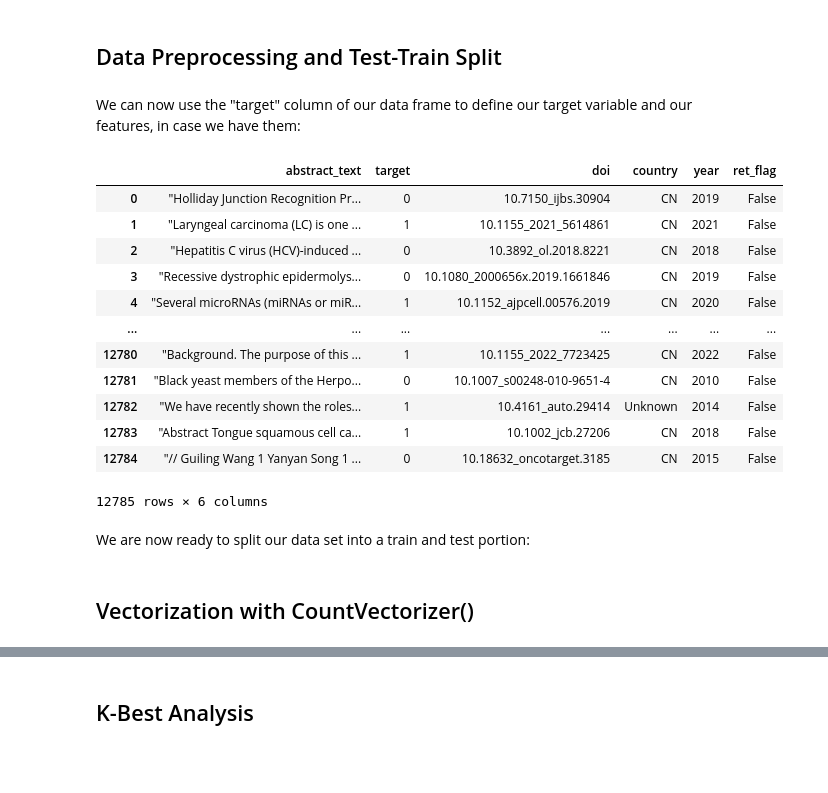
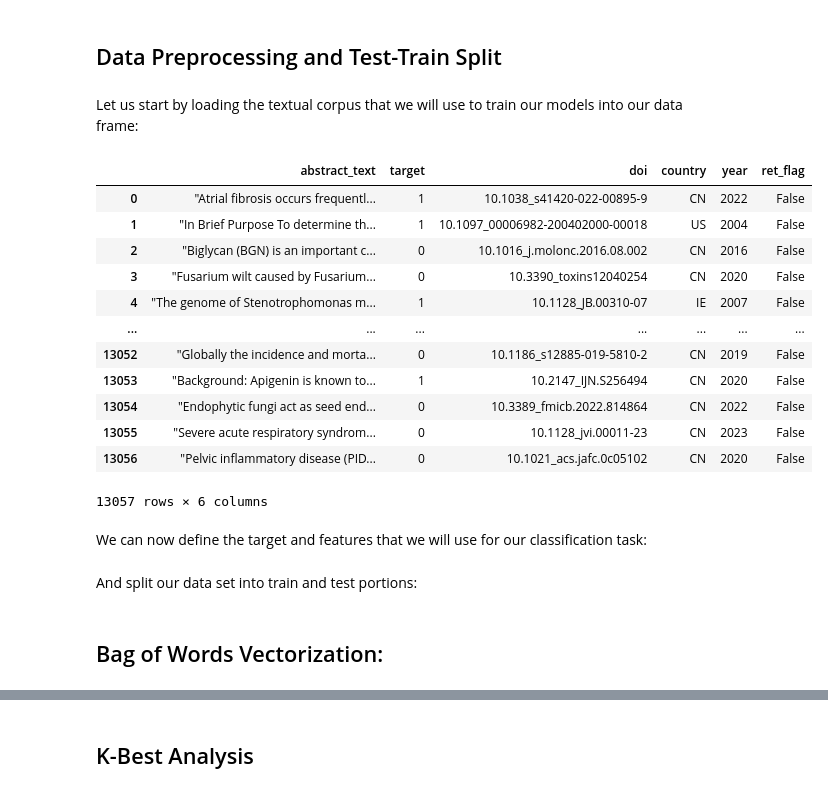
Before and after one commit to pdolano/retraction_project, a Jupyter notebook: 04b_classification_task.ipynb, the cells around one changed output, grey strips where cells are left out. Saved outputs shown, nothing was run; the diff lists cells and outputs as text; code cells hidden in the pictures; blank space fills up the shorter version.

Commit message:
first third of Notebook 4c edited and ready to go

```diff
--- a/04b_classification_task.ipynb
+++ b/04b_classification_task.ipynb
@@ -62,28 +69,30 @@ from function_definitions import seconds_to_hms
 ## Data Preprocessing and Test-Train Split
 # %% [markdown]
 
-We can now use the "target" column of our data frame to define our target variable and our features, in case we have them:
+Let us start by loading the textual corpus that we will use to train our models into our data frame:
 # %%
 
 # Create data frame with all abstracts
 
-df_all_abstracts = pd.read_csv(input_path, encoding='latin-1')
+df_corpus = pd.read_csv(input_path, encoding='latin-1')
 
-# Visualize data frame
+# Visualize data frame for verification
 
-df_all_abstracts
+df_corpus
 # %% [output]
 |  | abstract_text | target | doi | country | year | ret_flag |
-| 0 | "Holliday Junction Recognition Pr... | 0 | 10.7150_ijbs.30904 | CN | 2019 | False |
-| 1 | "Laryngeal carcinoma (LC) is one ... | 1 | 10.1155_2021_5614861 | CN | 2021 | False |
-| 2 | "Hepatitis C virus (HCV)-induced ... | 0 | 10.3892_ol.2018.8221 | CN | 2018 | False |
-| 3 | "Recessive dystrophic epidermolys... | 0 | 10.1080_2000656x.2019.1661846 | CN | 2019 | False |
-| 4 | "Several microRNAs (miRNAs or miR... | 1 | 10.1152_ajpcell.00576.2019 | CN | 2020 | False |
+| 0 | "Atrial fibrosis occurs frequentl... | 1 | 10.1038_s41420-022-00895-9 | CN | 2022 | False |
+| 1 | "In Brief Purpose To determine th... | 1 | 10.1097_00006982-200402000-00018 | US | 2004 | False |
+| 2 | "Biglycan (BGN) is an important c... | 0 | 10.1016_j.molonc.2016.08.002 | CN | 2016 | False |
+| 3 | "Fusarium wilt caused by Fusarium... | 0 | 10.3390_toxins12040254 | CN | 2020 | False |
+| 4 | "The genome of Stenotrophomonas m... | 1 | 10.1128_JB.00310-07 | IE | 2007 | False |
 | ... | ... | ... | ... | ... | ... | ... |
-| 12780 | "Background. The purpose of this ... | 1 | 10.1155_2022_7723425 | CN | 2022 | False |
-| 12781 | "Black yeast members of the Herpo... | 0 | 10.1007_s00248-010-9651-4 | CN | 2010 | False |
-| 12782 | "We have recently shown the roles... | 1 | 10.4161_auto.29414 | Unknown | 2014 | False |
-| 12783 | "Abstract Tongue squamous cell ca... | 1 | 10.1002_jcb.27206 | CN | 2018 | False |
-| 12784 | "// Guiling Wang 1 Yanyan Song 1 ... | 0 | 10.18632_oncotarget.3185 | CN | 2015 | False |
+| 13052 | "Globally the incidence and morta... | 0 | 10.1186_s12885-019-5810-2 | CN | 2019 | False |
+| 13053 | "Background: Apigenin is known to... | 1 | 10.2147_IJN.S256494 | CN | 2020 | False |
+| 13054 | "Endophytic fungi act as seed end... | 0 | 10.3389_fmicb.2022.814864 | CN | 2022 | False |
+| 13055 | "Severe acute respiratory syndrom... | 0 | 10.1128_jvi.00011-23 | CN | 2023 | False |
+| 13056 | "Pelvic inflammatory disease (PID... | 0 | 10.1021_acs.jafc.0c05102 | CN | 2020 | False |
-12785 rows × 6 columns
+13057 rows × 6 columns
+# %% [markdown]
+We can now define the target and features that we will use for our classification task:
 # %%
@@ -94,4 +104,4 @@ y = df_all_abstracts["target"]
 # %% [markdown]
-We are now ready to split our data set into a train and test portion:
+And split our data set into train and test portions:
 # %%
 
@@ -99,6 +109,6 @@ We are now ready to split our data set into a train and test portion:
 
 X_train, X_test, y_train, y_test = train_test_split(X, y, test_size=0.2, random_state=42)
 # %% [markdown]
-## Vectorization with CountVectorizer()
+## Bag of Words Vectorization:
 # %% [markdown]
 
```
Also changed, not shown: parts of 22 cells of this notebook.
